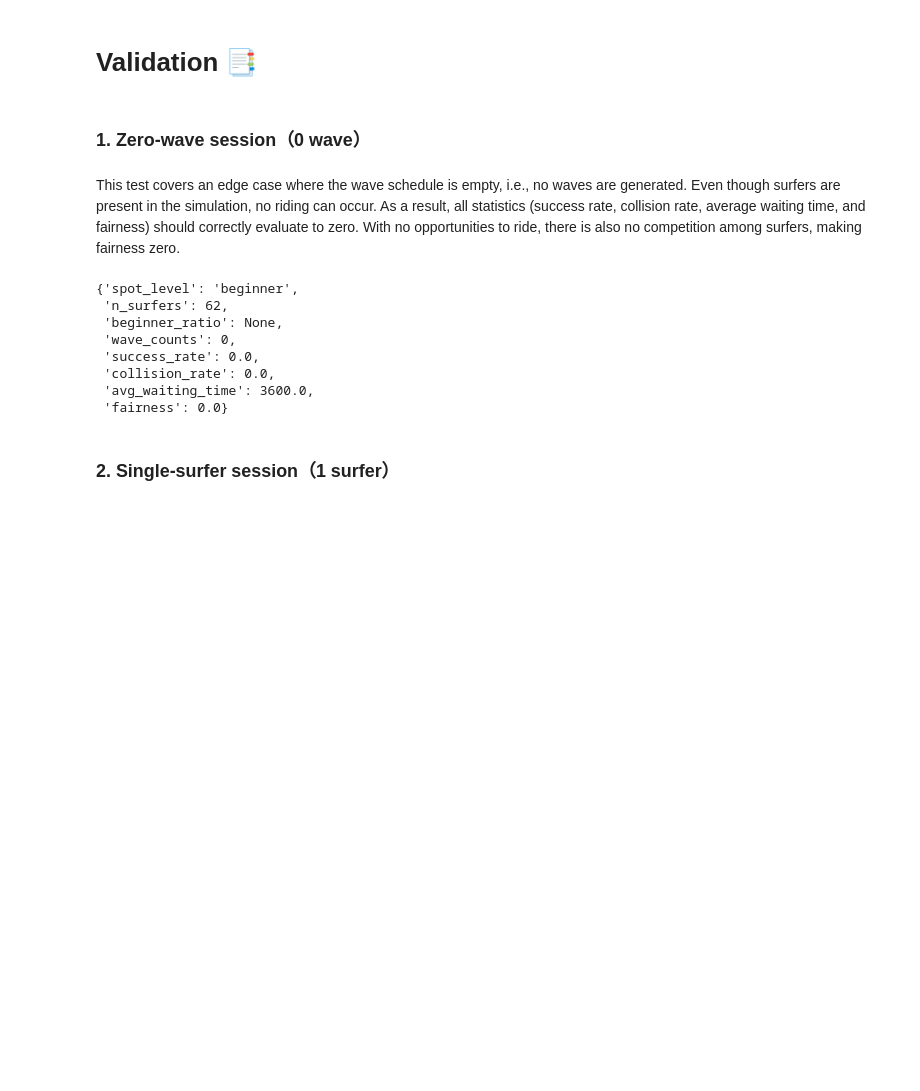
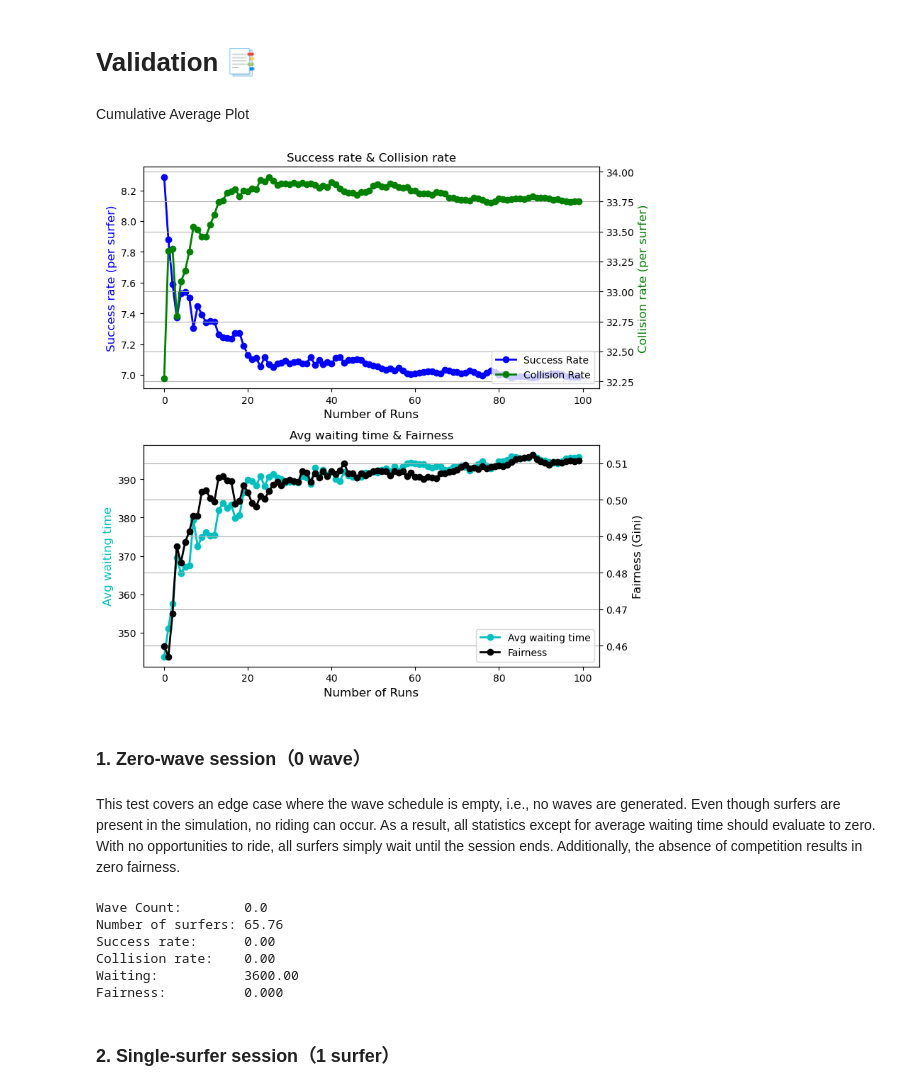
Before and after one commit to AnniecTW/597_Final_Project, a Jupyter notebook: MC_Sim.ipynb, the cells around one changed output. Cells and saved outputs as stored; diff of their text form; code cells hidden in the pictures; blank space fills up the shorter version.

Commit message:
Add some doctest in simulation.py and update MC_Sim.ipynb

```diff
--- a/MC_Sim.ipynb
+++ b/MC_Sim.ipynb
@@ -93,21 +93,69 @@ def summary_table(mean, std, label_name="condition"):
 # %% [markdown]
 # Validation 📑
+# %% [markdown]
+Cumulative Average Plot
+# %%
+data, mean, std = run_many(number_of_runs=100, num_surfer=80)
+# %%
+df = pd.DataFrame(data)
+
+# calculate cumulative average
+for metric in ['success_rate', 'collision_rate', 'avg_waiting_time', 'fairness']:
+    df[metric] = df[metric].expanding().mean()
+
+# plot
+fig, axes = plt.subplots(2, 1, figsize=(8, 8))
+
+# -- Subplot 1: Success rate & Collision rate --
+# plot left Y-axis (Collision rate)
+ax1 = axes[0]
+ax1.set_title("Success rate & Collision rate")
+ax1.set_xlabel('Number of Runs', fontsize=12)
+
+(line1, ) = ax1.plot(df.index, df['success_rate'], 'b-o', linewidth=2, label='Success Rate')
+ax1.set_ylabel('Success rate (per surfer)', fontsize=12, color='b')
+
+ax1r = ax1.twinx()
+(line2, ) = ax1r.plot(df.index, df['collision_rate'], 'g-o', linewidth=2, label='Collision Rate')
+ax1r.set_ylabel("Collision rate (per surfer)", fontsize=12, color='g')
+
+plt.legend([line1, line2], [line1.get_label(), line2.get_label()], loc="best")
+plt.grid()
+
+# -- Subplot 2: Avg waiting time & Fairness --
+ax2 = axes[1]
+ax2.set_title("Avg waiting time & Fairness")
+ax2.set_xlabel('Number of Runs', fontsize=12)
+
+(line3, ) = ax2.plot(df.index, df['avg_waiting_time'], 'c-o', linewidth=2, label='Avg waiting time')
+ax2.set_ylabel('Avg waiting time', fontsize=12, color='c')
+
+ax2r = ax2.twinx()
+(line4, ) = ax2r.plot(df.index, df['fairness'], 'k-o', linewidth=2, label='Fairness')
+ax2r.set_ylabel("Fairness (Gini)", fontsize=12, color='k')
+
+plt.legend([line3, line4], [line3.get_label(), line4.get_label()], loc="best")
+plt.grid()
+
+plt.tight_layout()
+
+plt.show()
+# %% [output]
+[figure, added]
 # %% [markdown]
 ### 1. Zero-wave session（0 wave）
 # %% [markdown]
-This test covers an edge case where the wave schedule is empty, i.e., no waves are generated. Even though surfers are present in the simulation, no riding can occur. As a result, all statistics (success rate, collision rate, average waiting time, and fairness) should correctly evaluate to zero. With no opportunities to ride, there is also no competition among surfers, making fairness zero.
+This test covers an edge case where the wave schedule is empty, i.e., no waves are generated. Even though surfers are present in the simulation, no riding can occur. As a result, all statistics except for average waiting time should evaluate to zero. With no opportunities to ride, all surfers simply wait until the session ends. Additionally, the absence of competition results in zero fairness.
 # %%
-res = run_simulation(wave_schedule=[])
-res
+res = run_many(wave_schedule=[])
+summarize(res[0])
 # %% [output]
-{'spot_level': 'beginner',
- 'n_surfers': 62,
- 'beginner_ratio': None,
- 'wave_counts': 0,
- 'success_rate': 0.0,
- 'collision_rate': 0.0,
- 'avg_waiting_time': 3600.0,
- 'fairness': 0.0}
+Wave Count:        0.0
+Number of surfers: 65.76
+Success rate:      0.00
+Collision rate:    0.00
+Waiting:           3600.00
+Fairness:          0.000
 # %% [markdown]
 ### 2. Single-surfer session（1 surfer）
 # %% [markdown]
```
Also changed, not shown: parts of 24 cells of this notebook, 3 other files.
